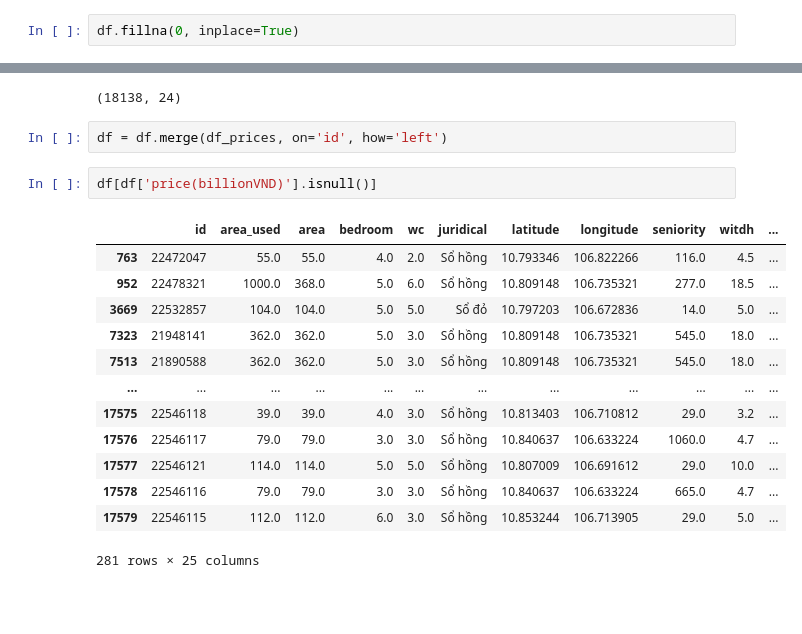
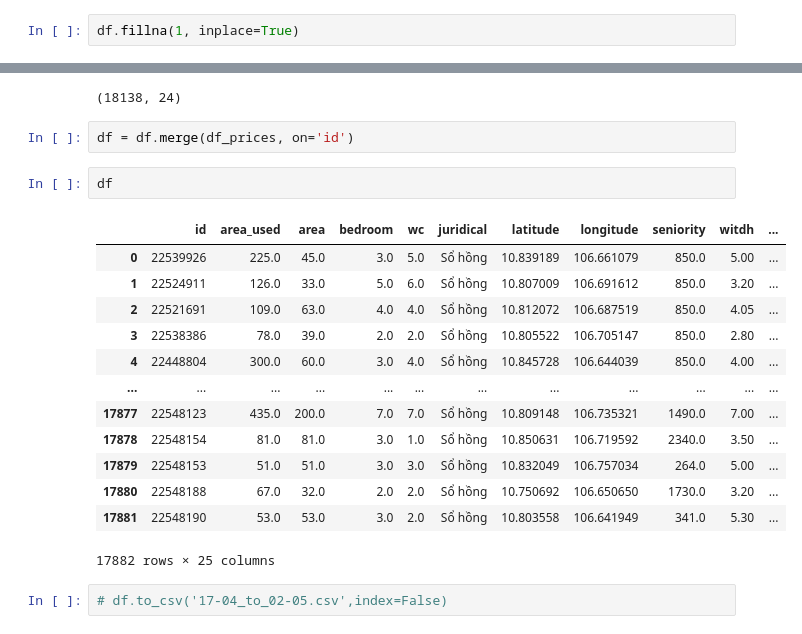
Before and after one commit to TTAT91A/Mogi_HousePrices_Pipeline, a Jupyter notebook: dags/code/EDA.ipynb, the cells around one changed output, grey strips where cells are left out. Saved outputs shown, nothing was run; the diff lists cells and outputs as text; blank space fills up the shorter version.

```diff
--- a/dags/code/EDA.ipynb
+++ b/dags/code/EDA.ipynb
@@ -273,5 +273,5 @@ Replace `area_used`, `area`, `width`, `length` còn lại bằng 0
 # %%
-df.fillna(0, inplace=True)
+df.fillna(1, inplace=True)
 # %%
 missing_ratio = df.isnull().sum()
 missing_ratio = (missing_ratio / df.shape[0])*100
@@ -315,20 +322,22 @@ df.shape
 # %% [output]
 (18138, 24)
 # %%
-df = df.merge(df_prices, on='id', how='left')
+df = df.merge(df_prices, on='id')
-# %%
-df[df['price(billionVND)'].isnull()]
-# %% [output]
-|  | id | area_used | area | bedroom | wc | juridical | latitude | longitude | seniority | witdh | ... |
-| 763 | 22472047 | 55.0 | 55.0 | 4.0 | 2.0 | Sổ hồng | 10.793346 | 106.822266 | 116.0 | 4.5 | ... |
-| 952 | 22478321 | 1000.0 | 368.0 | 5.0 | 6.0 | Sổ hồng | 10.809148 | 106.735321 | 277.0 | 18.5 | ... |
-| 3669 | 22532857 | 104.0 | 104.0 | 5.0 | 5.0 | Sổ đỏ | 10.797203 | 106.672836 | 14.0 | 5.0 | ... |
-| 7323 | 21948141 | 362.0 | 362.0 | 5.0 | 3.0 | Sổ hồng | 10.809148 | 106.735321 | 545.0 | 18.0 | ... |
-| 7513 | 21890588 | 362.0 | 362.0 | 5.0 | 3.0 | Sổ hồng | 10.809148 | 106.735321 | 545.0 | 18.0 | ... |
-| ... | ... | ... | ... | ... | ... | ... | ... | ... | ... | ... | ... |
-| 17575 | 22546118 | 39.0 | 39.0 | 4.0 | 3.0 | Sổ hồng | 10.813403 | 106.710812 | 29.0 | 3.2 | ... |
-| 17576 | 22546117 | 79.0 | 79.0 | 3.0 | 3.0 | Sổ hồng | 10.840637 | 106.633224 | 1060.0 | 4.7 | ... |
-| 17577 | 22546121 | 114.0 | 114.0 | 5.0 | 5.0 | Sổ hồng | 10.807009 | 106.691612 | 29.0 | 10.0 | ... |
-| 17578 | 22546116 | 79.0 | 79.0 | 3.0 | 3.0 | Sổ hồng | 10.840637 | 106.633224 | 665.0 | 4.7 | ... |
-| 17579 | 22546115 | 112.0 | 112.0 | 6.0 | 3.0 | Sổ hồng | 10.853244 | 106.713905 | 29.0 | 5.0 | ... |
-281 rows × 25 columns
+# %%
+df
+# %% [output]
+|  | id | area_used | area | bedroom | wc | juridical | latitude | longitude | seniority | witdh | ... |
+| 0 | 22539926 | 225.0 | 45.0 | 3.0 | 5.0 | Sổ hồng | 10.839189 | 106.661079 | 850.0 | 5.00 | ... |
+| 1 | 22524911 | 126.0 | 33.0 | 5.0 | 6.0 | Sổ hồng | 10.807009 | 106.691612 | 850.0 | 3.20 | ... |
+| 2 | 22521691 | 109.0 | 63.0 | 4.0 | 4.0 | Sổ hồng | 10.812072 | 106.687519 | 850.0 | 4.05 | ... |
+| 3 | 22538386 | 78.0 | 39.0 | 2.0 | 2.0 | Sổ hồng | 10.805522 | 106.705147 | 850.0 | 2.80 | ... |
+| 4 | 22448804 | 300.0 | 60.0 | 3.0 | 4.0 | Sổ hồng | 10.845728 | 106.644039 | 850.0 | 4.00 | ... |
+| ... | ... | ... | ... | ... | ... | ... | ... | ... | ... | ... | ... |
+| 17877 | 22548123 | 435.0 | 200.0 | 7.0 | 7.0 | Sổ hồng | 10.809148 | 106.735321 | 1490.0 | 7.00 | ... |
+| 17878 | 22548154 | 81.0 | 81.0 | 3.0 | 1.0 | Sổ hồng | 10.850631 | 106.719592 | 2340.0 | 3.50 | ... |
+| 17879 | 22548153 | 51.0 | 51.0 | 3.0 | 3.0 | Sổ hồng | 10.832049 | 106.757034 | 264.0 | 5.00 | ... |
+| 17880 | 22548188 | 67.0 | 32.0 | 2.0 | 2.0 | Sổ hồng | 10.750692 | 106.650650 | 1730.0 | 3.20 | ... |
+| 17881 | 22548190 | 53.0 | 53.0 | 3.0 | 2.0 | Sổ hồng | 10.803558 | 106.641949 | 341.0 | 5.30 | ... |
+17882 rows × 25 columns
+# %%
+# df.to_csv('17-04_to_02-05.csv',index=False)
```
Also changed, not shown: parts of 2 cells of this notebook, 4 other files.
